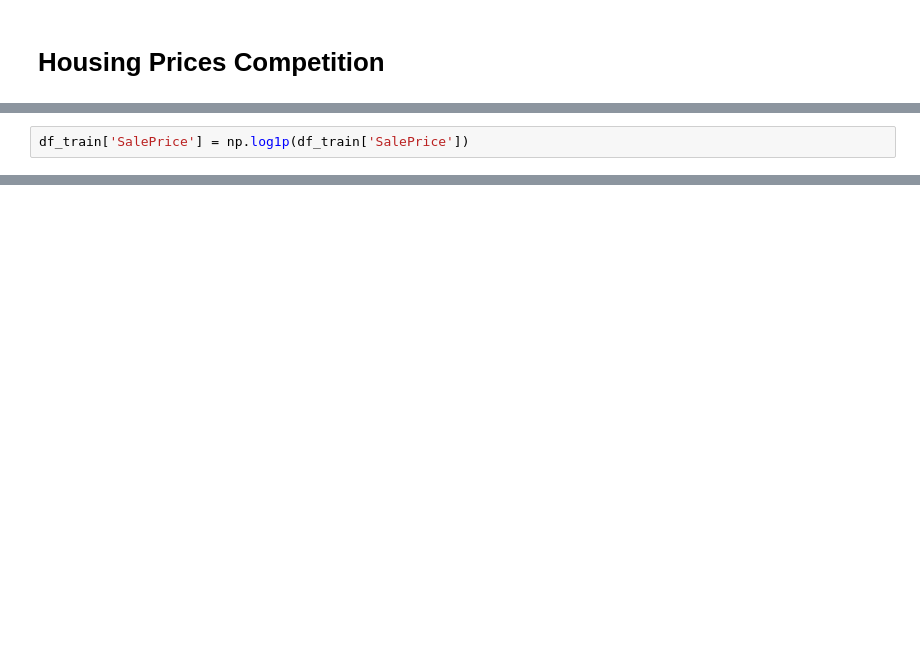
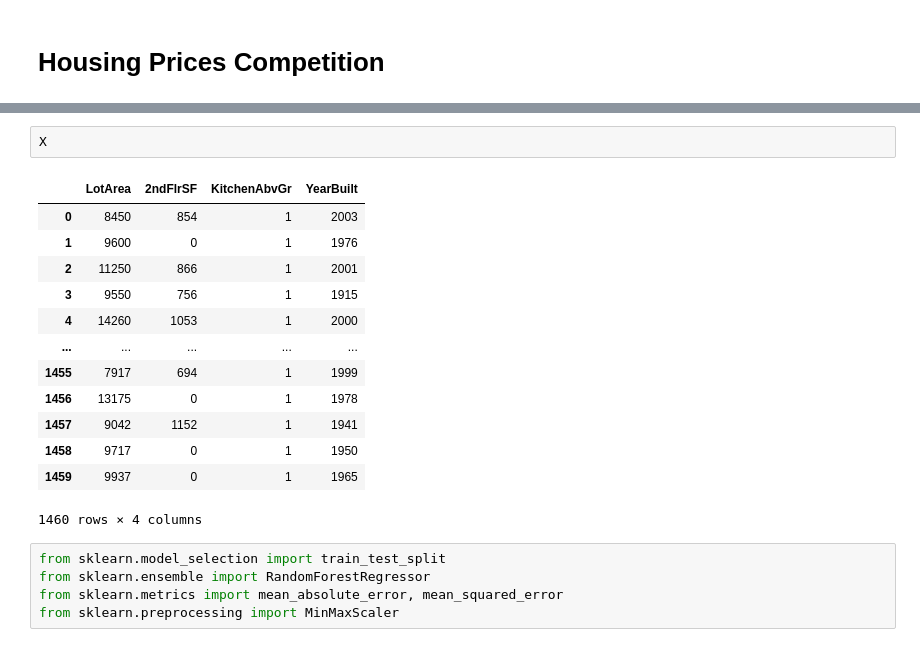
Before and after one commit to lambdamai/datascience, a Jupyter notebook: ds/pandas_2.ipynb, the cells around one changed output, grey strips where cells are left out. Saved outputs shown, nothing was run; the diff lists cells and outputs as text; blank space fills up the shorter version.

```diff
--- a/ds/pandas_2.ipynb
+++ b/ds/pandas_2.ipynb
@@ -32,2 +36,0 @@ sns.distplot(df_train['SalePrice'])
-# %%
-df_train['SalePrice'] = np.log1p(df_train['SalePrice'])
@@ -71,0 +71,21 @@ total
+# %%
+X
+# %% [output]
+|  | LotArea | 2ndFlrSF | KitchenAbvGr | YearBuilt |
+| 0 | 8450 | 854 | 1 | 2003 |
+| 1 | 9600 | 0 | 1 | 1976 |
+| 2 | 11250 | 866 | 1 | 2001 |
+| 3 | 9550 | 756 | 1 | 1915 |
+| 4 | 14260 | 1053 | 1 | 2000 |
+| ... | ... | ... | ... | ... |
+| 1455 | 7917 | 694 | 1 | 1999 |
+| 1456 | 13175 | 0 | 1 | 1978 |
+| 1457 | 9042 | 1152 | 1 | 1941 |
+| 1458 | 9717 | 0 | 1 | 1950 |
+| 1459 | 9937 | 0 | 1 | 1965 |
+1460 rows × 4 columns
+# %%
+from sklearn.model_selection import train_test_split
+from sklearn.ensemble import RandomForestRegressor
+from sklearn.metrics import mean_absolute_error, mean_squared_error
+from sklearn.preprocessing import MinMaxScaler
```
Also changed, not shown: parts of 37 cells of this notebook, 2 other files.
